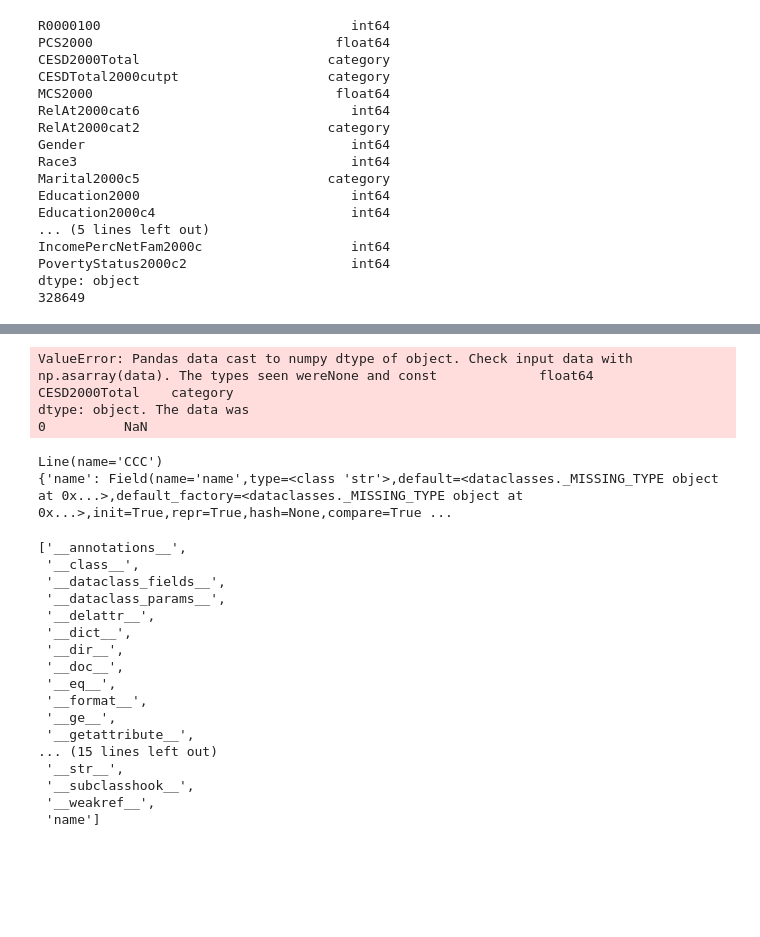
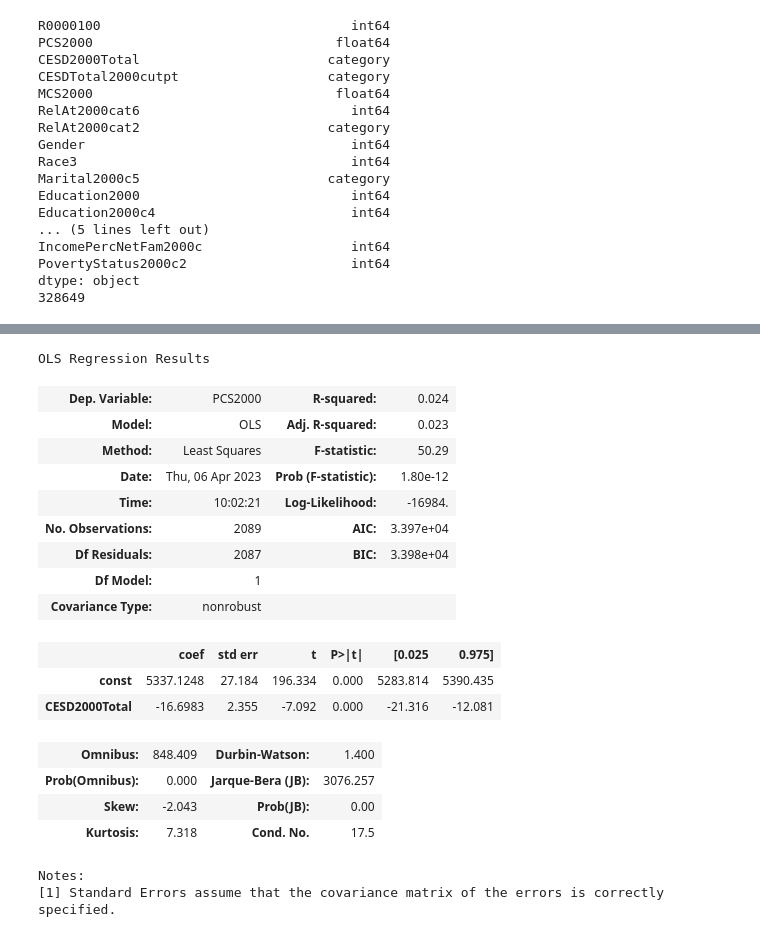
Before and after one commit to dougc333/another_python_template, a Jupyter notebook: jupyter_notebooks/scratchpad.ipynb, the cells around one changed output, grey strips where cells are left out. Cells and saved outputs as stored; diff of their text form; code cells hidden in the pictures; blank space fills up the shorter version.

```diff
--- a/jupyter_notebooks/scratchpad.ipynb
+++ b/jupyter_notebooks/scratchpad.ipynb
@@ -300,0 +194,14 @@ MissingDataError: exog contains inf or nans
+# %%
+from sklearn.preprocessing import LabelEncoder
+
+# Creating a instance of label Encoder.
+le = LabelEncoder()
+
+# Using .fit_transform function to fit label
+# encoder and return encoded label
+label = le.fit_transform(df['CESD2000Total'])
+
+# printing label
+label
+df['CESD2000Total'] = label
+df.dtypes
@@ -301,45 +229,27 @@ MissingDataError: exog contains inf or nans
 # %%
 #test R results vs. python statsmodels
-phyical_health = df['PCS2000']
-depreassion_score = df['CESD2000Total']
-depression_score  = sm.add_constant(depreassion_score)
-model = sm.OLS(phyical_health,depression_score).fit()
+#tricky you cant use categorical in regression,need int64.
+#different than R
+depression_score  = sm.add_constant(df['CESD2000Total'])
+model = sm.OLS(df['PCS2000'],depression_score).fit()
 model.summary()
 # %% [output]
-ValueError: Pandas data cast to numpy dtype of object. Check input data with np.asarray(data). The types seen wereNone and const             float64
-CESD2000Total    category
-dtype: object. The data was
-0          NaN
+OLS Regression Results
+| Dep. Variable: | PCS2000 | R-squared: | 0.024 |
+| Model: | OLS | Adj. R-squared: | 0.023 |
+| Method: | Least Squares | F-statistic: | 50.29 |
+| Date: | Thu, 06 Apr 2023 | Prob (F-statistic): | 1.80e-12 |
+| Time: | 10:02:21 | Log-Likelihood: | -16984. |
+| No. Observations: | 2089 | AIC: | 3.397e+04 |
+| Df Residuals: | 2087 | BIC: | 3.398e+04 |
+| Df Model: | 1 |  |  |
+| Covariance Type: | nonrobust |  |  |
+|  | coef | std err | t | P>|t| | [0.025 | 0.975] |
+| const | 5337.1248 | 27.184 | 196.334 | 0.000 | 5283.814 | 5390.435 |
+| CESD2000Total | -16.6983 | 2.355 | -7.092 | 0.000 | -21.316 | -12.081 |
+| Omnibus: | 848.409 | Durbin-Watson: | 1.400 |
+| Prob(Omnibus): | 0.000 | Jarque-Bera (JB): | 3076.257 |
+| Skew: | -2.043 | Prob(JB): | 0.00 |
+| Kurtosis: | 7.318 | Cond. No. | 17.5 |
+Notes:
+[1] Standard Errors assume that the covariance matrix of the errors is correctly specified.
-# %%
-from dataclasses import dataclass
-
-@dataclass(frozen=True)
-class Line:
-    name:str
-
-l = Line("CCC")
-print(l)
-#l.name="bob" #this wont work because of frozen
-#print(l)
-print(l.__dataclass_fields__)
-dir(l)
-# %% [output]
-Line(name='CCC')
-{'name': Field(name='name',type=<class 'str'>,default=<dataclasses._MISSING_TYPE object at 0x...>,default_factory=<dataclasses._MISSING_TYPE object at 0x...>,init=True,repr=True,hash=None,compare=True ...
-['__annotations__',
- '__class__',
- '__dataclass_fields__',
- '__dataclass_params__',
- '__delattr__',
- '__dict__',
- '__dir__',
- '__doc__',
- '__eq__',
- '__format__',
- '__ge__',
- '__getattribute__',
-... (15 lines left out)
- '__str__',
- '__subclasshook__',
- '__weakref__',
- 'name']
```
Also changed, not shown: parts of 7 cells of this notebook, 6 other files.
